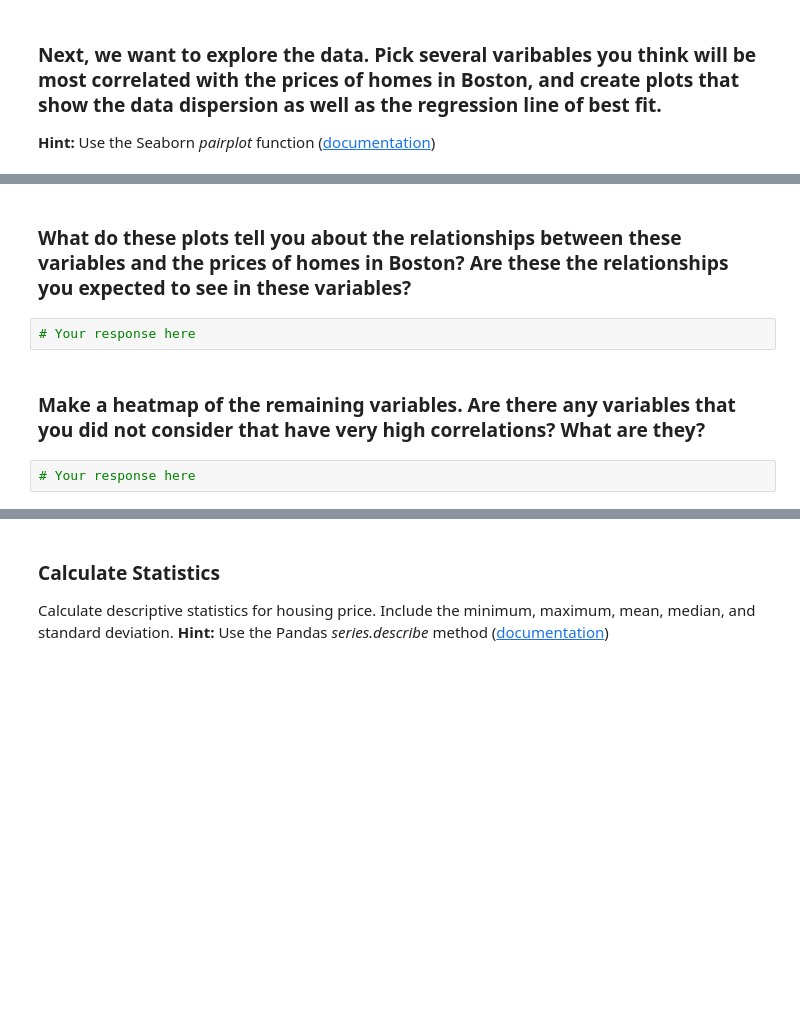
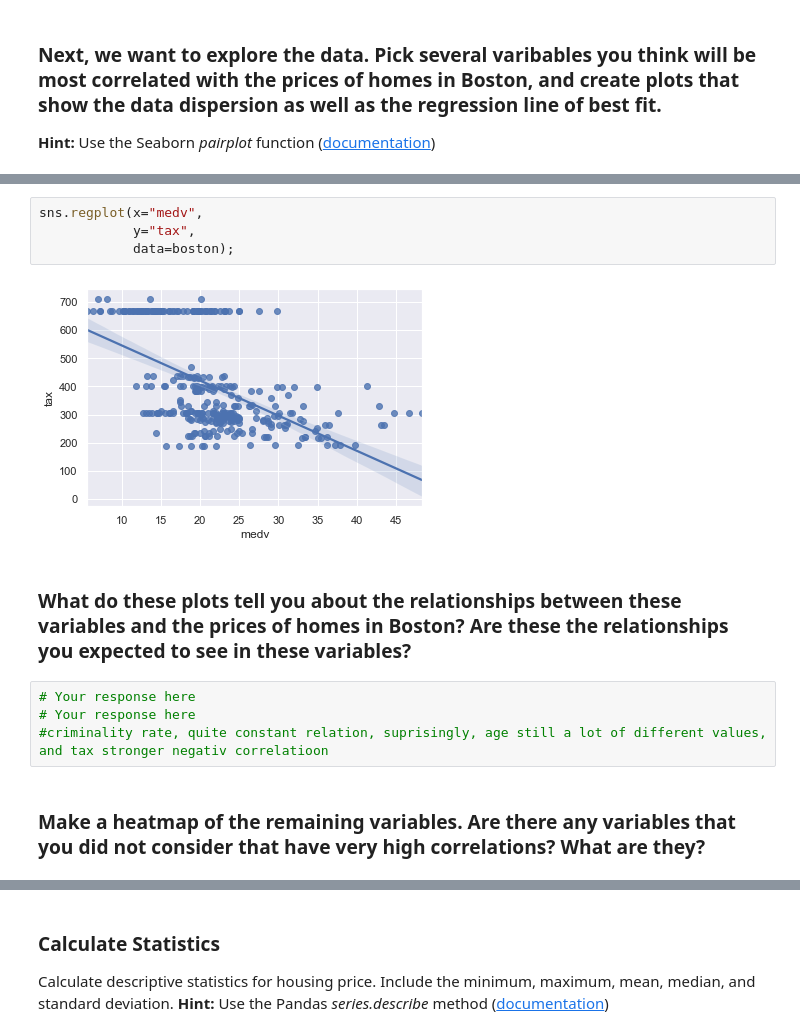
Before and after one commit to ta-data-remote/lab-problems-with-ML, a Jupyter notebook: your-code/lab_boston_housing.ipynb, the cells around one changed output, grey strips where cells are left out. Saved outputs shown, nothing was run; the diff lists cells and outputs as text; blank space fills up the shorter version.

```diff
--- a/your-code/lab_boston_housing.ipynb
+++ b/your-code/lab_boston_housing.ipynb
@@ -35,8 +128,14 @@ import matplotlib.pyplot as plt
+# %%
+sns.regplot(x="medv",
+            y="tax",
+            data=boston);
+# %% [output]
+[figure, added]
 # %% [markdown]
 ### What do these plots tell you about the relationships between these variables and the prices of homes in Boston? Are these the relationships you expected to see in these variables?
-# %%
-# Your response here
+# %%
+# Your response here
+# Your response here
+#criminality rate, quite constant relation, suprisingly, age still a lot of different values, and tax stronger negativ correlatioon
 # %% [markdown]
 ### Make a heatmap of the remaining variables. Are there any variables that you did not consider that have very high correlations? What are they?
-# %%
-# Your response here
```
Also changed, not shown: parts of 27 cells of this notebook, 12 other files.
